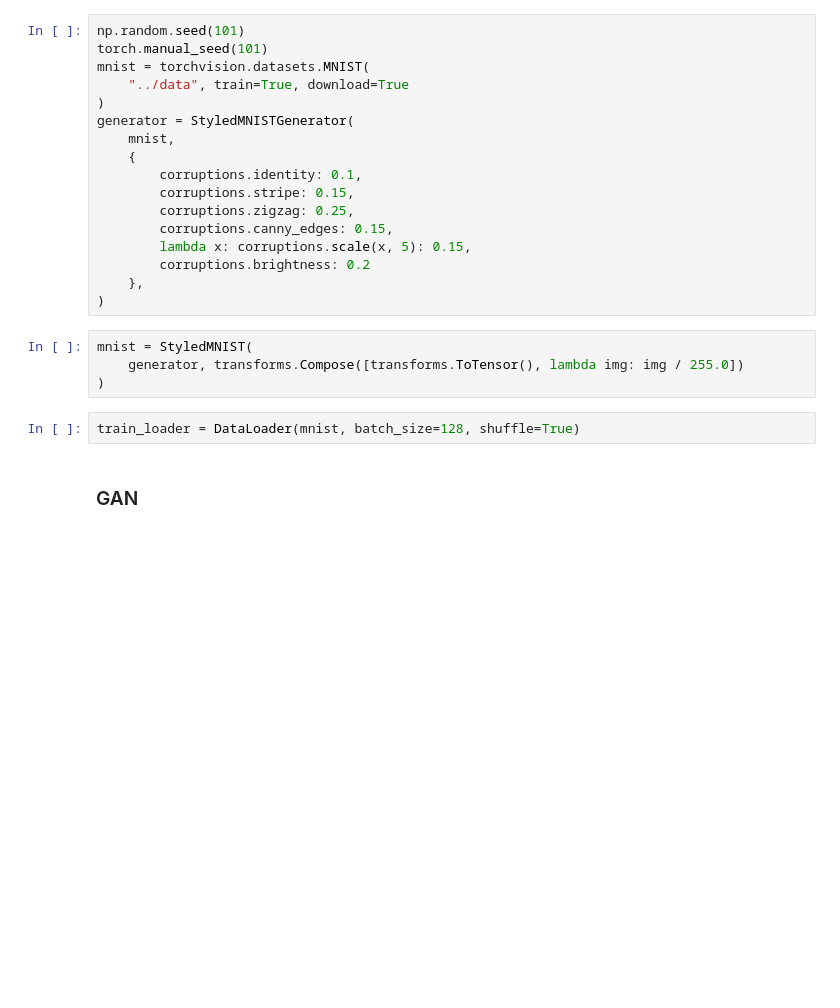
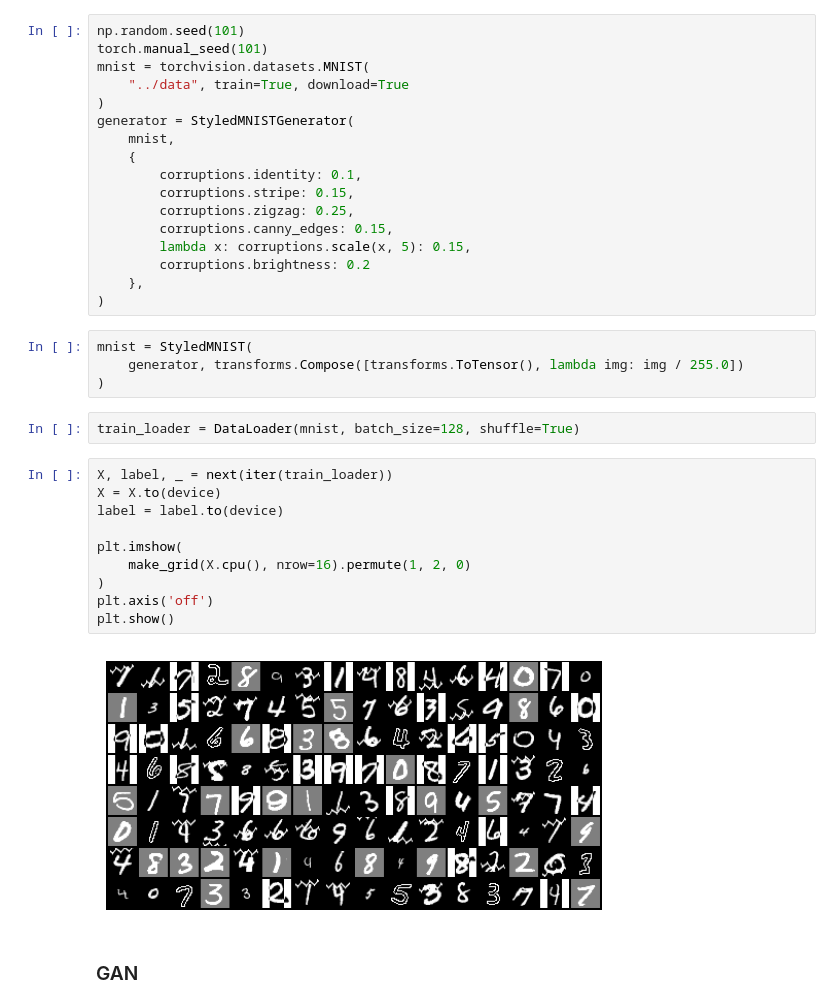
Before and after one commit to scotsun/clear-vae, a Jupyter notebook: gan/demo.ipynb, the cells around one changed output. Drawn from its saved outputs; the diff is of its cells as text; blank space fills up the shorter version.

```diff
--- a/gan/demo.ipynb
+++ b/gan/demo.ipynb
@@ -47,6 +47,18 @@ mnist = StyledMNIST(
 )
 # %%
 train_loader = DataLoader(mnist, batch_size=128, shuffle=True)
+# %%
+X, label, _ = next(iter(train_loader))
+X = X.to(device)
+label = label.to(device)
+
+plt.imshow(
+    make_grid(X.cpu(), nrow=16).permute(1, 2, 0)
+)
+plt.axis('off')
+plt.show()
+# %% [output]
+[figure, added]
 # %% [markdown]
 ### GAN
 # %%
```
Also changed, not shown: parts of 5 cells of this notebook, 1 other file.
